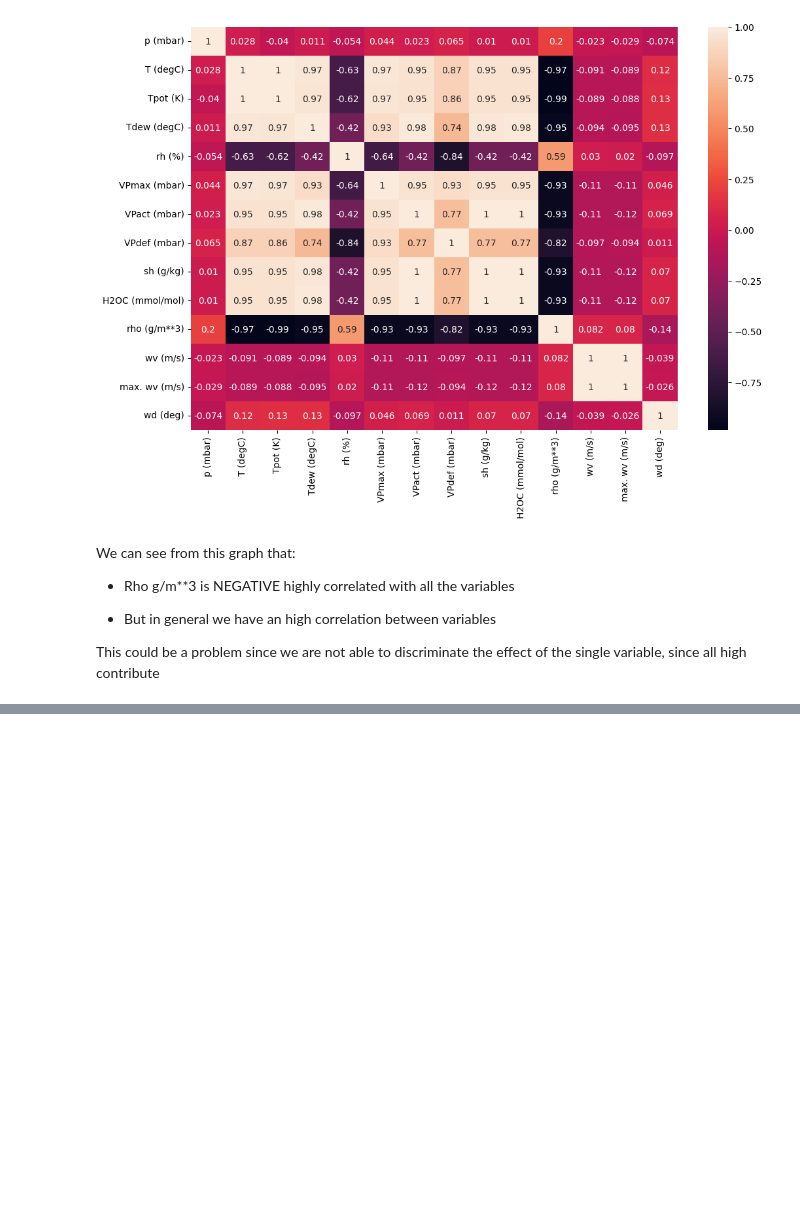
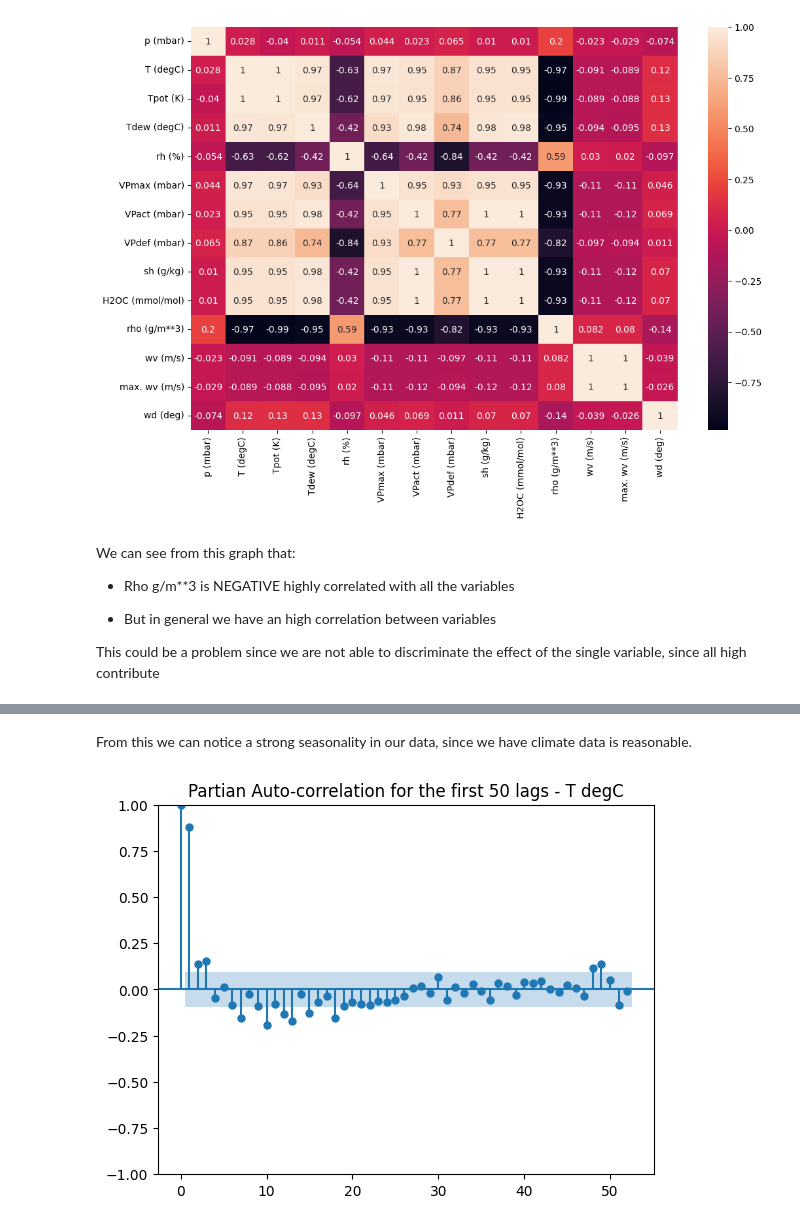
Before and after one commit to alelovo/StatisticalModels_project, a Jupyter notebook: EDA.ipynb, the cells around one changed output, grey strips where cells are left out. Cells and saved outputs as stored; diff of their text form; code cells hidden in the pictures; blank space fills up the shorter version.

```diff
--- a/EDA.ipynb
+++ b/EDA.ipynb
@@ -361,0 +382,7 @@ non mi è molto chiaro perchè devo farlo qui? --> da vedere meglio
+# %% [markdown]
+From this we can notice a strong seasonality in our data, since we have climate data is reasonable.
+# %%
+plot_pacf(t_w_degC_df,lags=52, title='Partian Auto-correlation for the first 50 lags - T degC' )
+plt.show()
+# %% [output]
+[figure, added]
```
Also changed, not shown: parts of 10 cells of this notebook, 2 other files.
